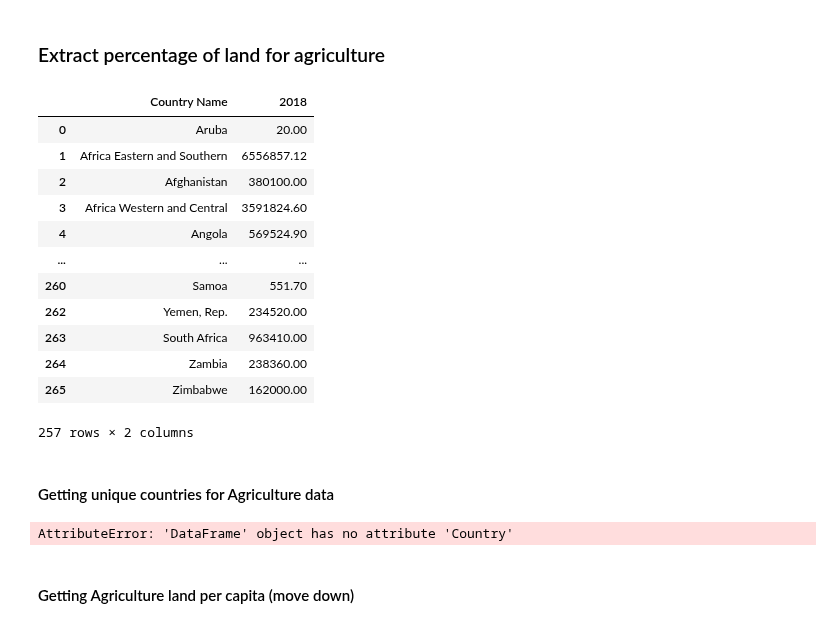
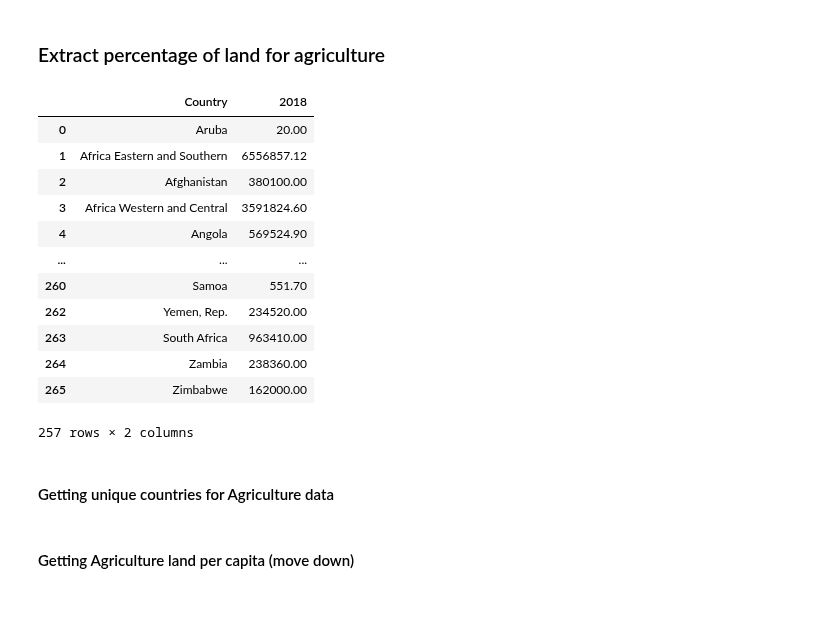
Before and after one commit to tanjoash/2D_data_driven_world, a Jupyter notebook: 2dwork/2D DDW.ipynb, the cells around one changed output. Cells and saved outputs as stored; diff of their text form; code cells hidden in the pictures.

Commit message:
add country list

```diff
--- a/2dwork/2D DDW.ipynb
+++ b/2dwork/2D DDW.ipynb
@@ -179,11 +179,12 @@ df_pop_coutries = df_pop_2018.country.unique()
 # %%
 df_agriculture = pd.read_csv("DDW_Agricultural Land.csv")
 # remove rows with no value (NaN)
 df_agriculture_2018 = df_agriculture[["Country Name","2018"]]
 df_agriculture_2018 = df_agriculture_2018[df_agriculture_2018["2018"].notna()]
+df_agriculture_2018 = df_agriculture_2018.rename(columns = {"Country Name": "Country"})
 df_agriculture_2018
 # %% [output]
-|  | Country Name | 2018 |
+|  | Country | 2018 |
 | 0 | Aruba | 20.00 |
 | 1 | Africa Eastern and Southern | 6556857.12 |
 | 2 | Afghanistan | 380100.00 |
@@ -199,9 +200,7 @@ df_agriculture_2018
 # %% [markdown]
 #### Getting unique countries for Agriculture data
 # %%
-df_agriculture_countries = df_agriculture.Country.unique()
+df_agriculture_countries = df_agriculture_2018.Country.unique()
-# %% [output]
-AttributeError: 'DataFrame' object has no attribute 'Country'
 # %% [markdown]
 #### Getting Agriculture land per capita (move down)
 # %%
```
Also changed, not shown: parts of 1 cell of this notebook.
